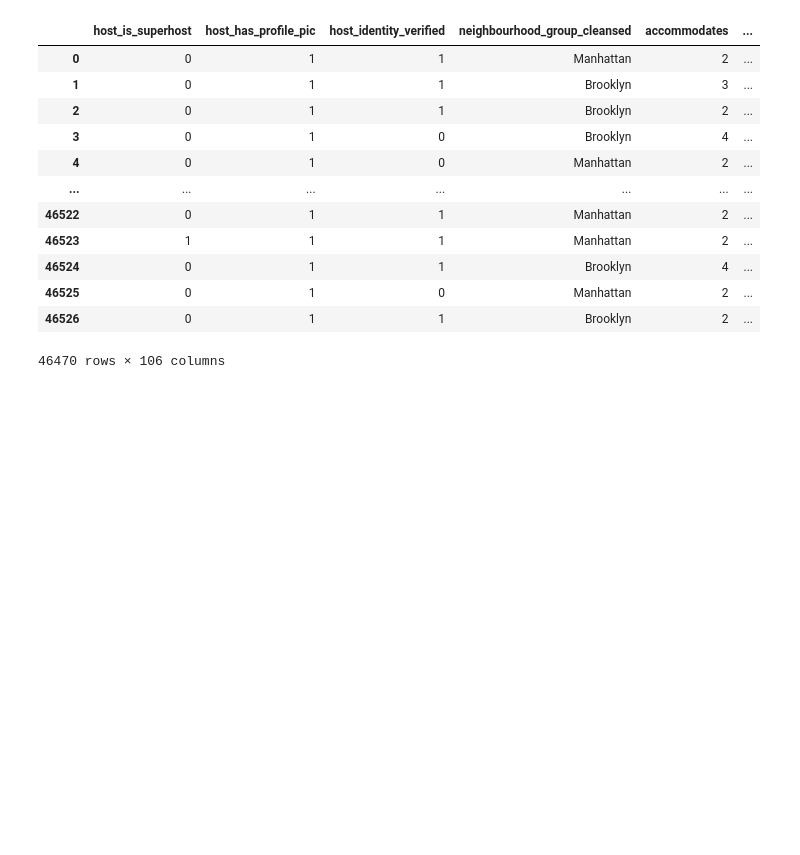
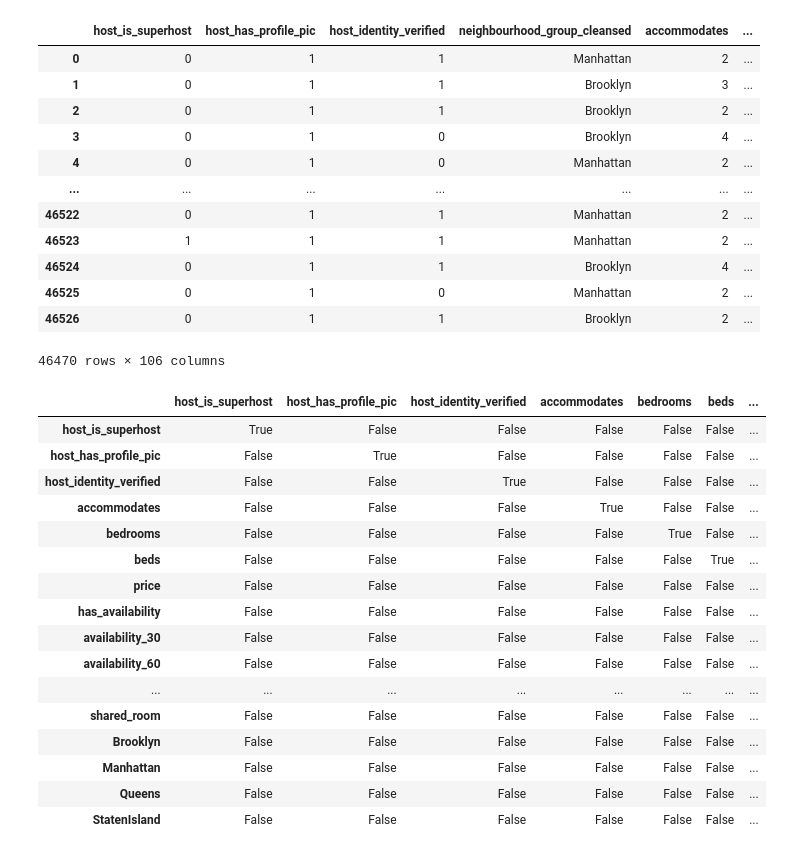
Before and after one commit to wooyounghong/airbnb_price_prediction, a Jupyter notebook: Wayne-Data_Cleaning.ipynb, the cells around one changed output. Cells and saved outputs as stored; diff of their text form; code cells hidden in the pictures; blank space fills up the shorter version.

```diff
--- a/Wayne-Data_Cleaning.ipynb
+++ b/Wayne-Data_Cleaning.ipynb
@@ -739,3 +603,23 @@ df
 46470 rows × 106 columns
 # %%
 df.to_csv('final_data.csv')
+# %%
+abs(df.corr()) > .9
+# %% [output]
+|  | host_is_superhost | host_has_profile_pic | host_identity_verified | accommodates | bedrooms | beds | ... |
+| host_is_superhost | True | False | False | False | False | False | ... |
+| host_has_profile_pic | False | True | False | False | False | False | ... |
+| host_identity_verified | False | False | True | False | False | False | ... |
+| accommodates | False | False | False | True | False | False | ... |
+| bedrooms | False | False | False | False | True | False | ... |
+| beds | False | False | False | False | False | True | ... |
+| price | False | False | False | False | False | False | ... |
+| has_availability | False | False | False | False | False | False | ... |
+| availability_30 | False | False | False | False | False | False | ... |
+| availability_60 | False | False | False | False | False | False | ... |
+| ... | ... | ... | ... | ... | ... | ... | ... |
+| shared_room | False | False | False | False | False | False | ... |
+| Brooklyn | False | False | False | False | False | False | ... |
+| Manhattan | False | False | False | False | False | False | ... |
+| Queens | False | False | False | False | False | False | ... |
+| StatenIsland | False | False | False | False | False | False | ... |
```
Also changed, not shown: parts of 9 cells of this notebook, 9 other files.
